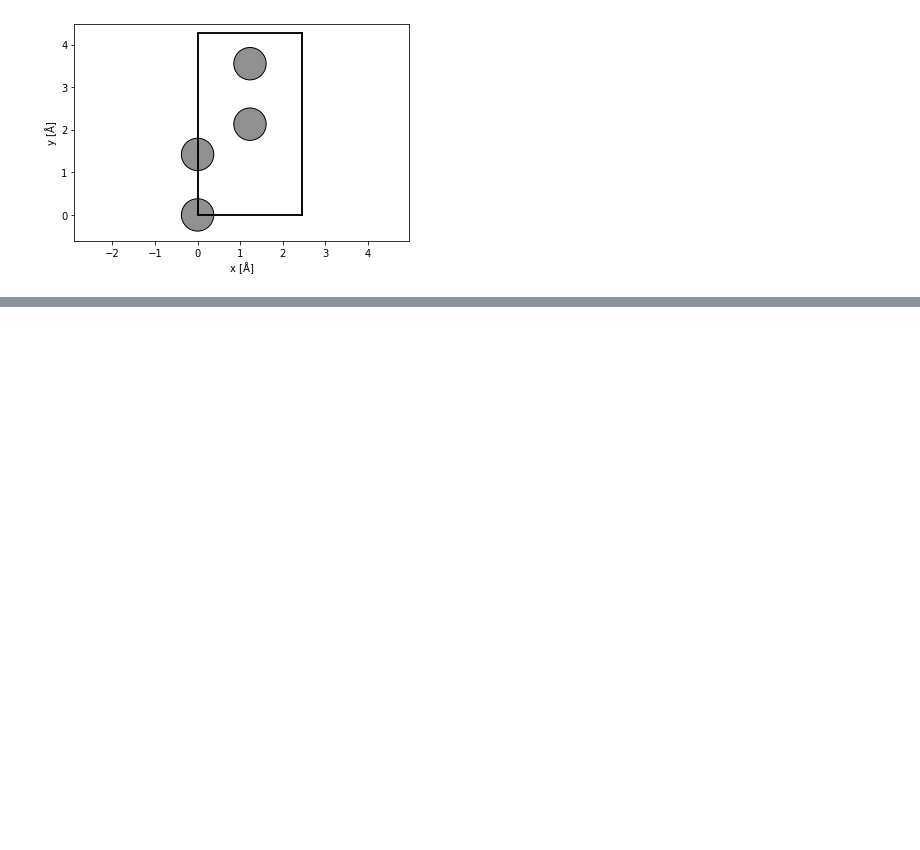
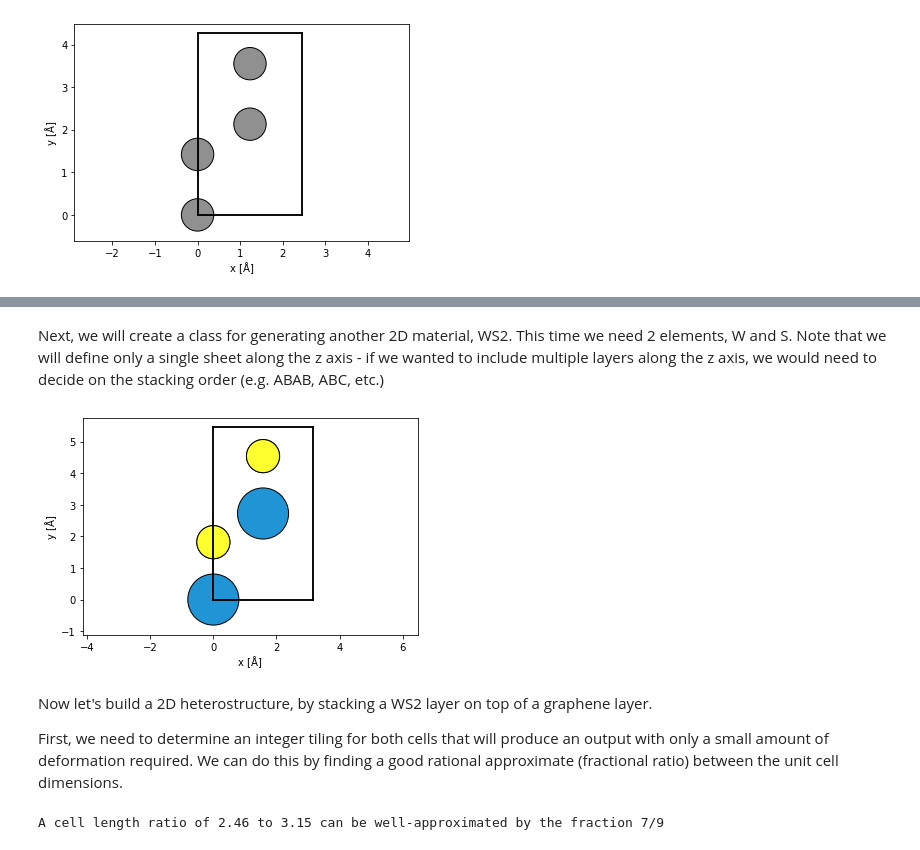
Before and after one commit to tem-elements/tem-elements, a Jupyter notebook: notebooks/simple_models.ipynb, the cells around one changed output, grey strips where cells are left out. Saved outputs shown, nothing was run; the diff lists cells and outputs as text; code cells hidden in the pictures; blank space fills up the shorter version.

```diff
--- a/notebooks/simple_models.ipynb
+++ b/notebooks/simple_models.ipynb
@@ -390,0 +480,51 @@ show_atoms(orthogonal_graphene);
+# %% [markdown]
+Next, we will create a class for generating another 2D material, WS2.  This time we need 2 elements, W and S.  Note that we will define only a single sheet along the z axis - if we wanted to include multiple layers along the z axis, we would need to decide on the stacking order (e.g. ABAB, ABC, etc.)
+# %%
+# The WS2 structure
+class WS2Factory(HexagonalFactory):
+    "A factory for creating WS2 hexagnoal lattices lattices."
+    bravais_basis = [
+        [0, 0, 0.5],
+        [1.0 / 3.0, 2.0 / 3.0, 0.25],
+        [1.0 / 3.0, 2.0 / 3.0, 0.75],
+    ]
+    element_basis = (0, 1, 1)
+a_WS2 = 3.15
+c_WS2 = 12.3/2.0
+
+# Build cell
+WS2 = WS2Factory()
+WS2_cell = WS2(
+    ('W','S'),
+    latticeconstant={'a' : a_WS2, 'c' : c_WS2})
+
+# Orthogonalize
+WS2_orthogonal = orthogonalize_cell(WS2_cell)
+
+# Plot the orthogonal unit cell
+show_atoms(WS2_orthogonal);
+# %% [output]
+[figure, added]
+# %% [markdown]
+Now let's build a 2D heterostructure, by stacking a WS2 layer on top of a graphene layer.
+
+First, we need to determine an integer tiling for both cells that will produce an output with only a small amount of deformation required. We can do this by finding a good rational approximate (fractional ratio) between the unit cell dimensions.
+# %%
+denominator_limit = 10 # max value of the denominator
+
+a0 = orthogonal_graphene.cell[0][0]
+a1 = WS2_orthogonal.cell[0][0]
+
+import fractions
+r = fractions.Fraction.from_float(a0/a1).limit_denominator(denominator_limit)
+
+# Print the result
+print('A cell length ratio of '
+     + str(np.round(a0,decimals=3))
+     + ' to '
+     + str(np.round(a1,decimals=3))
+     + ' can be well-approximated by the fraction '
+     + str(r)
+     )
+# %% [output]
+A cell length ratio of 2.46 to 3.15 can be well-approximated by the fraction 7/9
```
Also changed, not shown: parts of 9 cells of this notebook.
